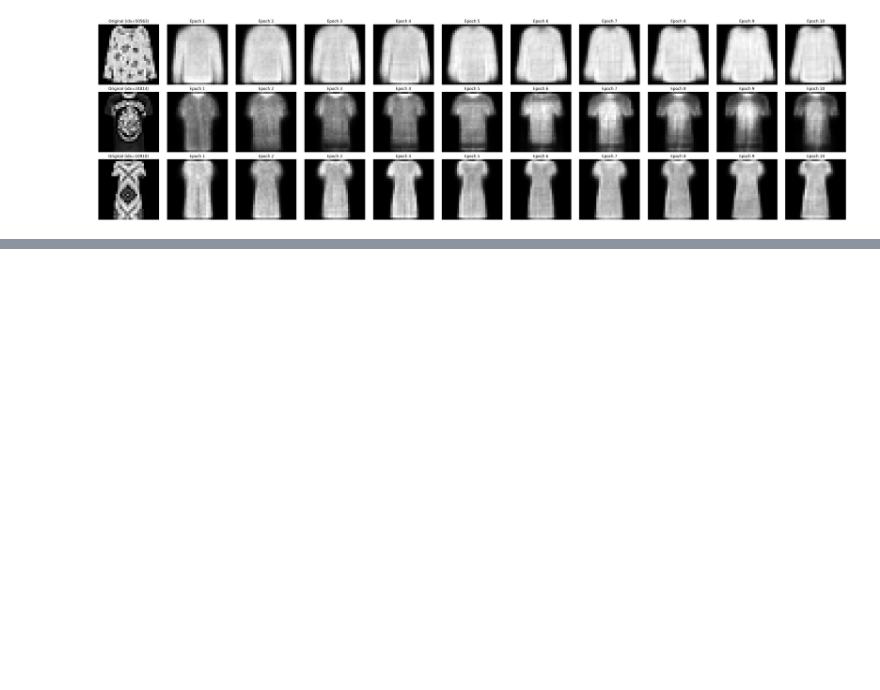
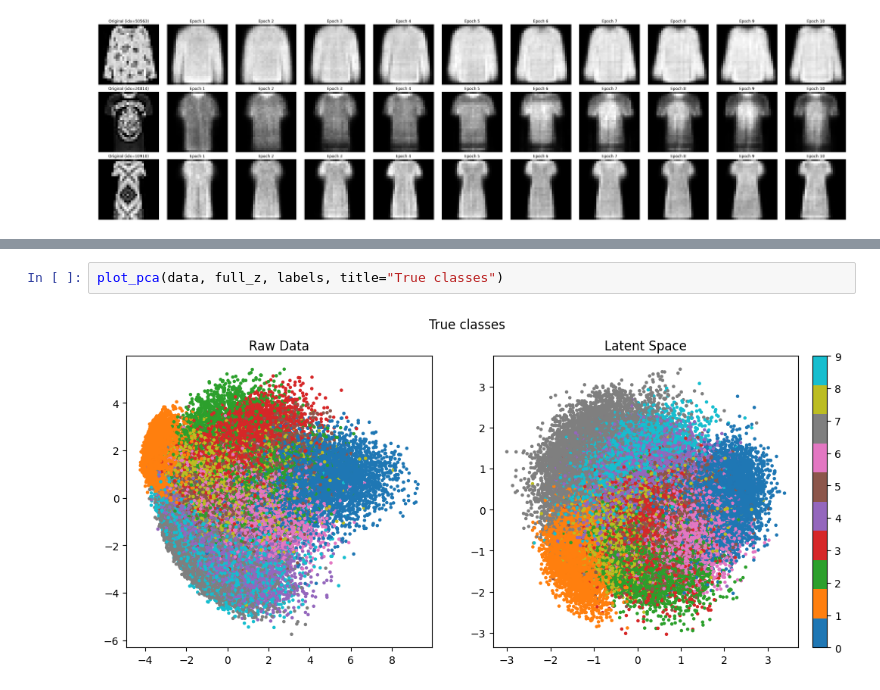
Before and after one commit to woullufy/deep-embedded-clustering, a Jupyter notebook: notebooks/autoencoder.ipynb, the cells around one changed output, grey strips where cells are left out. Drawn from its saved outputs; the diff is of its cells as text; blank space fills up the shorter version.

```diff
--- a/notebooks/autoencoder.ipynb
+++ b/notebooks/autoencoder.ipynb
@@ -115,0 +137,4 @@ plot_ae_reconstructions(
+# %%
+plot_pca(data, full_z, labels, title="True classes")
+# %% [output]
+[figure, added]
```
Also changed, not shown: parts of 5 cells of this notebook, 2 other files.
